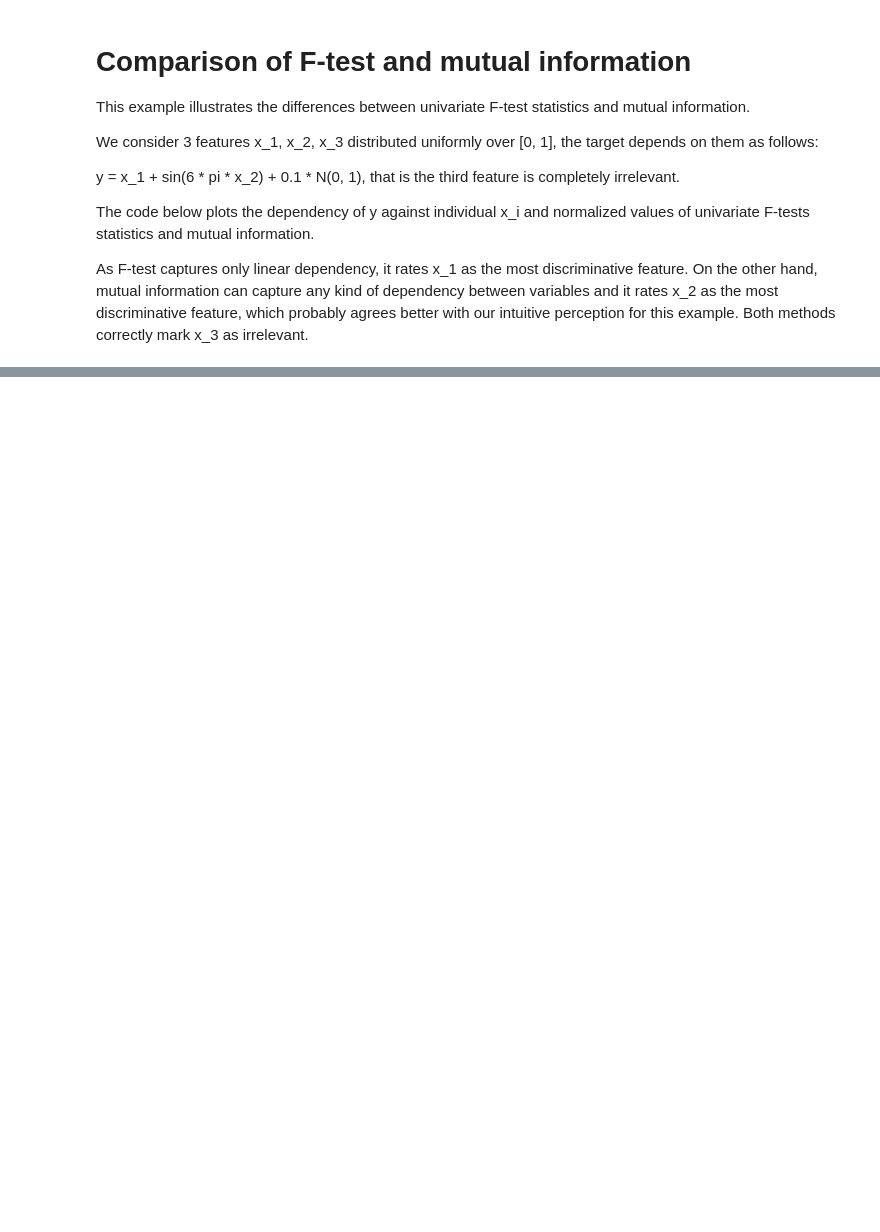
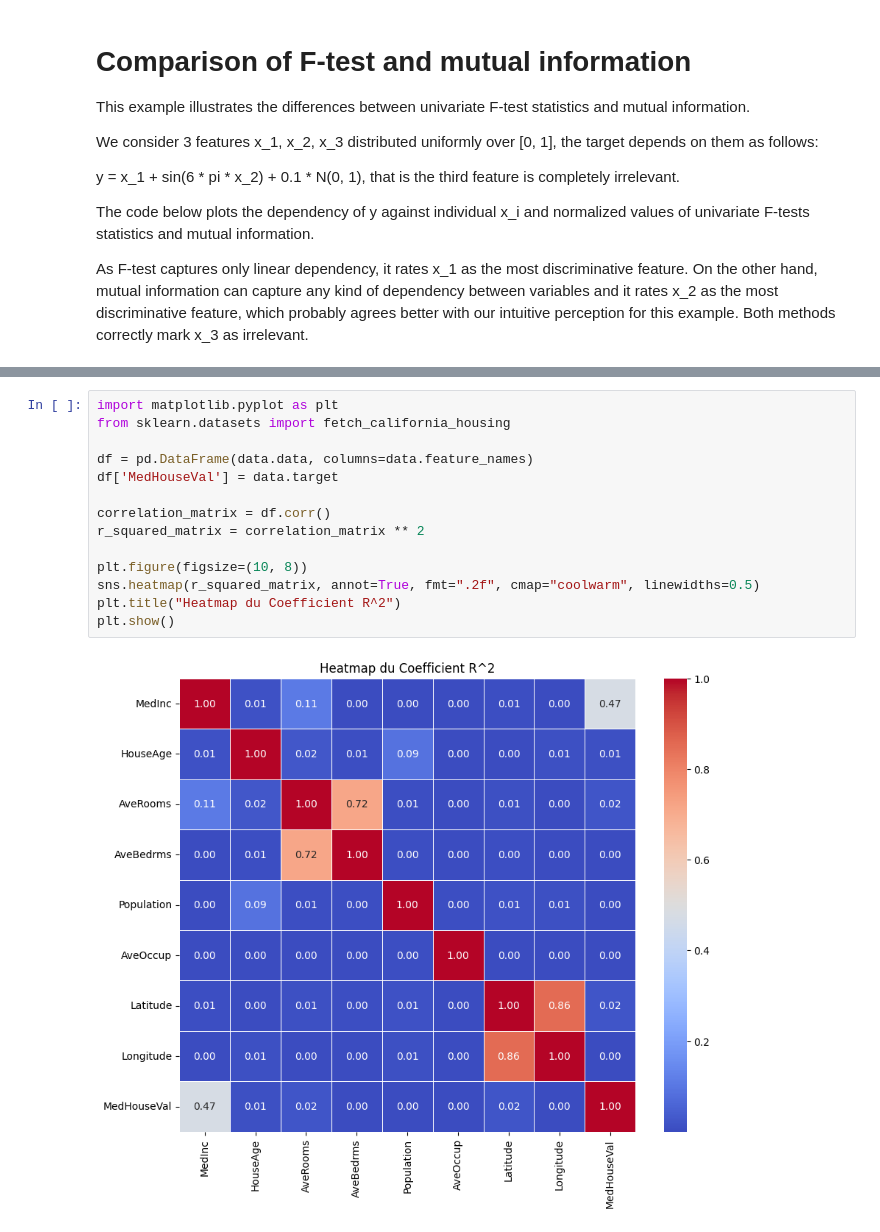
Before and after one commit to Jmuhleman/pw_PCD_24, a Jupyter notebook: presentation/plot_f_test_vs_mi.ipynb, the cells around one changed output, grey strips where cells are left out. Drawn from its saved outputs; the diff is of its cells as text; blank space fills up the shorter version.

```diff
--- a/presentation/plot_f_test_vs_mi.ipynb
+++ b/presentation/plot_f_test_vs_mi.ipynb
@@ -48,0 +159,16 @@ plt.show()
+# %%
+import matplotlib.pyplot as plt
+from sklearn.datasets import fetch_california_housing
+
+df = pd.DataFrame(data.data, columns=data.feature_names)
+df['MedHouseVal'] = data.target
+
+correlation_matrix = df.corr()
+r_squared_matrix = correlation_matrix ** 2
+
+plt.figure(figsize=(10, 8))
+sns.heatmap(r_squared_matrix, annot=True, fmt=".2f", cmap="coolwarm", linewidths=0.5)
+plt.title("Heatmap du Coefficient R^2")
+plt.show()
+# %% [output]
+[figure, added]
```
Also changed, not shown: parts of 7 cells of this notebook.
